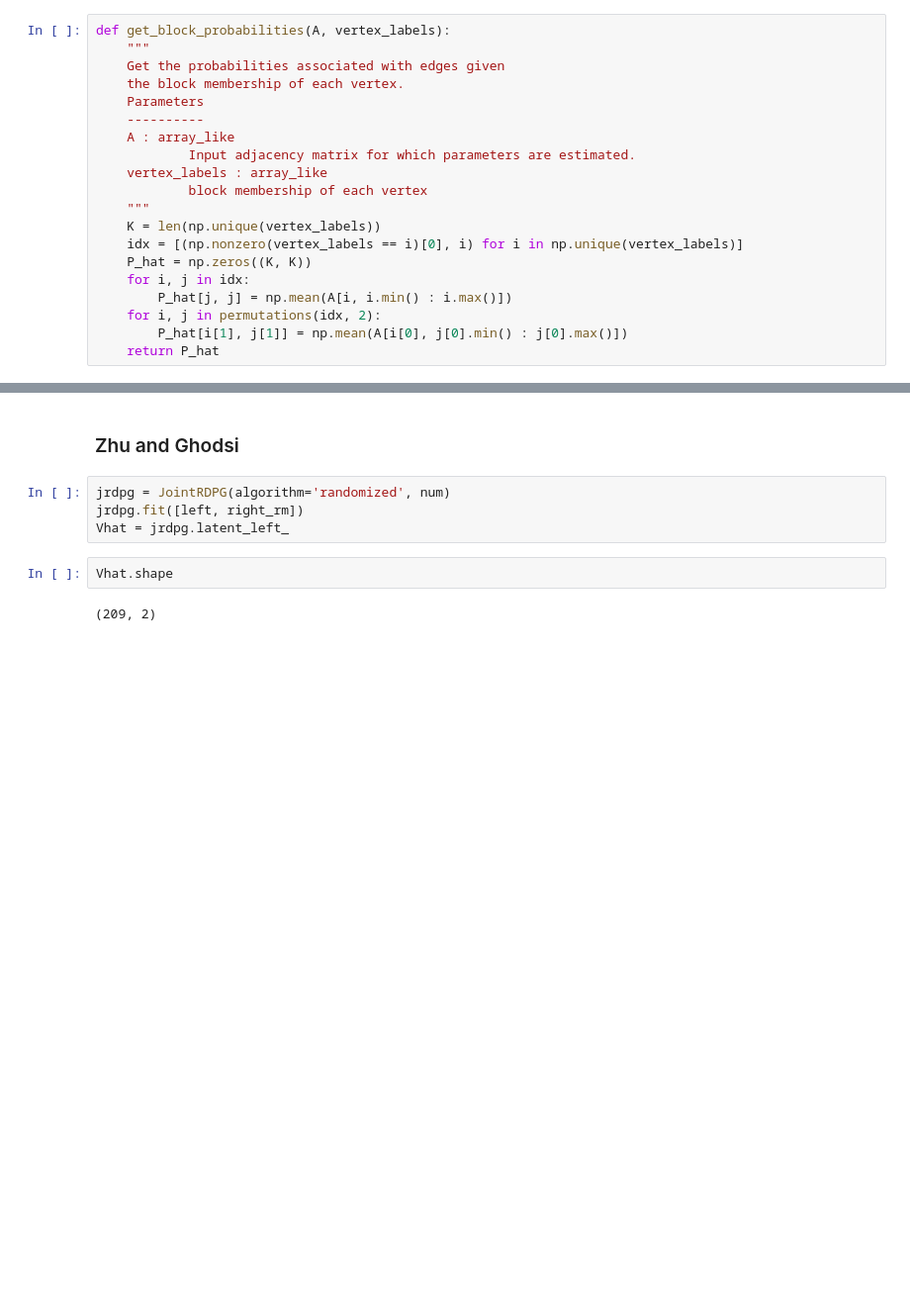
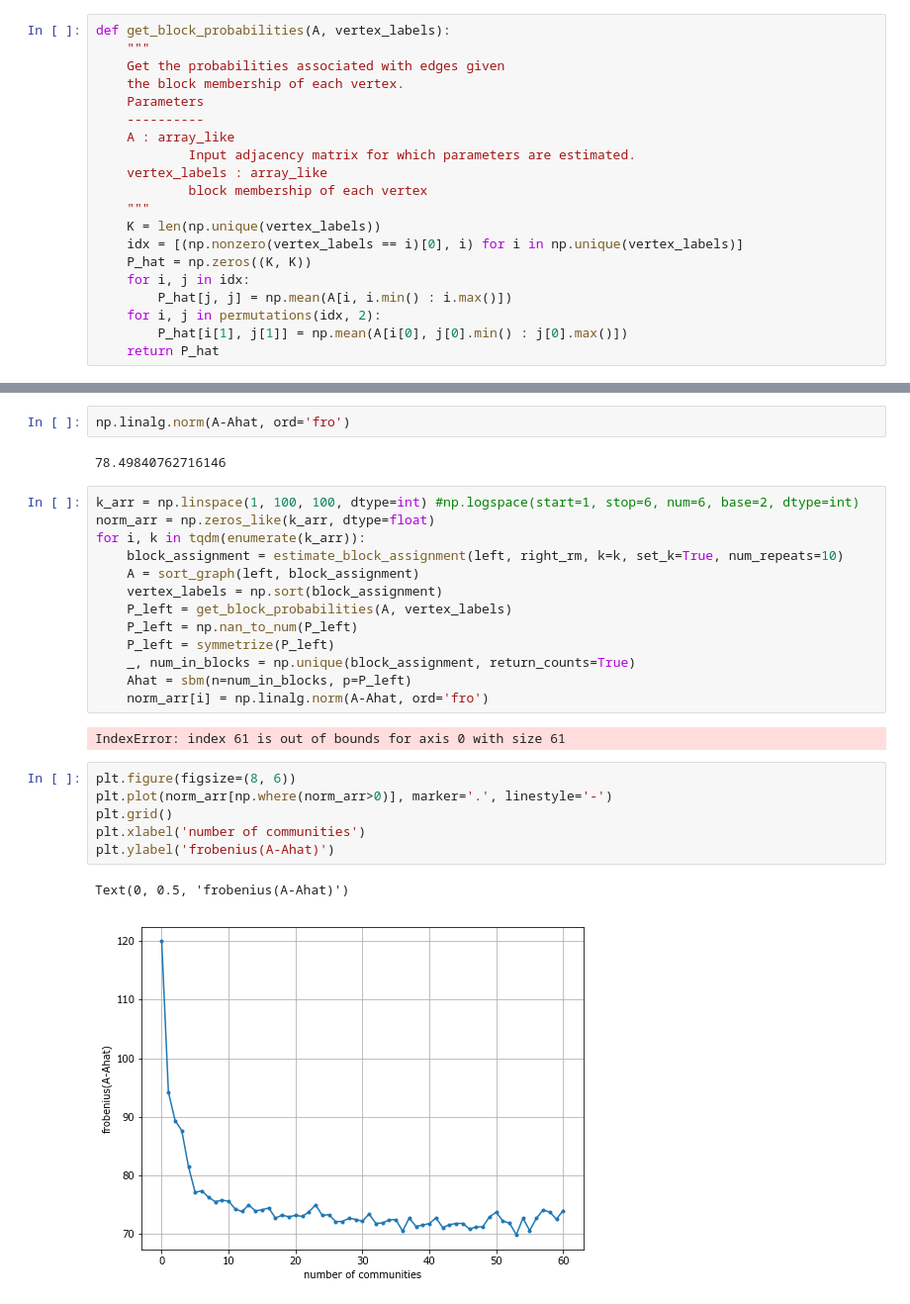
Before and after one commit to junhaobearxiong/graph_independence_test, a Jupyter notebook: notebooks/2019-04-16_sbm_estimation_fit.ipynb, the cells around one changed output, grey strips where cells are left out. Shown at 99% size. Drawn from its saved outputs; the diff is of its cells as text; blank space fills up the shorter version.

```diff
--- a/notebooks/2019-04-16_sbm_estimation_fit.ipynb
+++ b/notebooks/2019-04-16_sbm_estimation_fit.ipynb
@@ -94,10 +100,28 @@ heatmap(A, figsize=(8,6))
-# %% [markdown]
-### Zhu and Ghodsi
-# %%
-jrdpg = JointRDPG(algorithm='randomized', num)
-jrdpg.fit([left, right_rm])
-Vhat = jrdpg.latent_left_
-# %%
-Vhat.shape
-# %% [output]
-(209, 2)
+# %%
+np.linalg.norm(A-Ahat, ord='fro')
+# %% [output]
+78.49840762716146
+# %%
+k_arr = np.linspace(1, 100, 100, dtype=int) #np.logspace(start=1, stop=6, num=6, base=2, dtype=int)
+norm_arr = np.zeros_like(k_arr, dtype=float)
+for i, k in tqdm(enumerate(k_arr)):
+    block_assignment = estimate_block_assignment(left, right_rm, k=k, set_k=True, num_repeats=10)
+    A = sort_graph(left, block_assignment)
+    vertex_labels = np.sort(block_assignment)
+    P_left = get_block_probabilities(A, vertex_labels)
+    P_left = np.nan_to_num(P_left)
+    P_left = symmetrize(P_left)
+    _, num_in_blocks = np.unique(block_assignment, return_counts=True)
+    Ahat = sbm(n=num_in_blocks, p=P_left)
+    norm_arr[i] = np.linalg.norm(A-Ahat, ord='fro')
+# %% [output]
+IndexError: index 61 is out of bounds for axis 0 with size 61
+# %%
+plt.figure(figsize=(8, 6))
+plt.plot(norm_arr[np.where(norm_arr>0)], marker='.', linestyle='-')
+plt.grid()
+plt.xlabel('number of communities')
+plt.ylabel('frobenius(A-Ahat)')
+# %% [output]
+Text(0, 0.5, 'frobenius(A-Ahat)')
+[figure, added]
```
Also changed, not shown: parts of 11 cells of this notebook, 4 other files.
